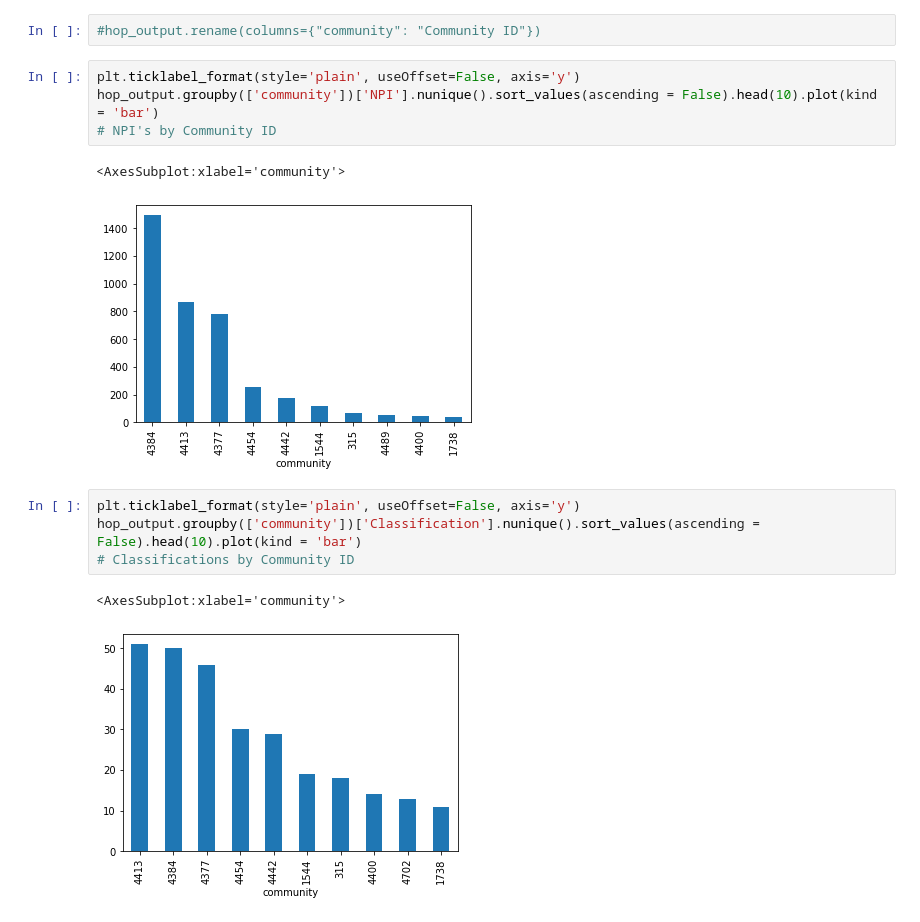
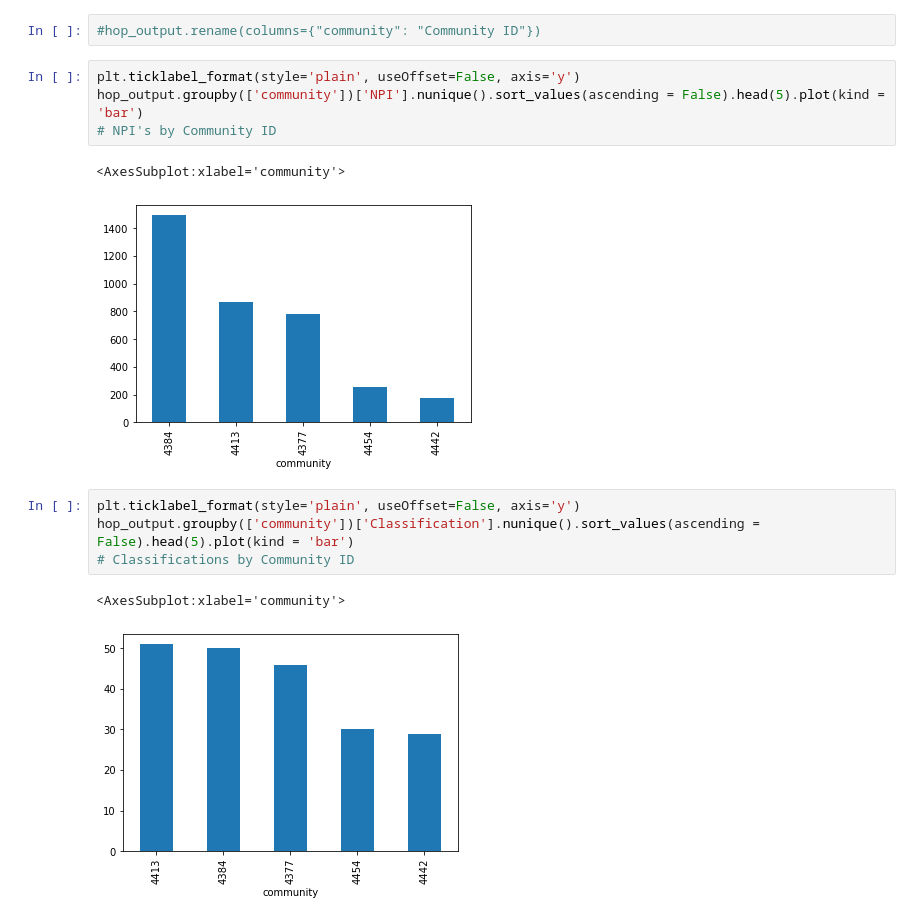
Before and after one commit to nss-data-science-cohort-6/hop_team-double-eagle-ii, a Jupyter notebook: hop_final.ipynb, the cells around one changed output. Cells and saved outputs as stored; diff of their text form.

```diff
--- a/hop_final.ipynb
+++ b/hop_final.ipynb
@@ -55,17 +55,17 @@ hop_output['Grouping'].nunique()
 #hop_output.rename(columns={"community": "Community ID"})
 # %%
 plt.ticklabel_format(style='plain', useOffset=False, axis='y')
-hop_output.groupby(['community'])['NPI'].nunique().sort_values(ascending = False).head(10).plot(kind = 'bar')
+hop_output.groupby(['community'])['NPI'].nunique().sort_values(ascending = False).head(5).plot(kind = 'bar')
 # NPI's by Community ID
 # %% [output]
 <AxesSubplot:xlabel='community'>
-[figure, old version]
+[figure, new version]
 # %%
 plt.ticklabel_format(style='plain', useOffset=False, axis='y')
-hop_output.groupby(['community'])['Classification'].nunique().sort_values(ascending = False).head(10).plot(kind = 'bar')
+hop_output.groupby(['community'])['Classification'].nunique().sort_values(ascending = False).head(5).plot(kind = 'bar')
 # Classifications by Community ID
 # %% [output]
 <AxesSubplot:xlabel='community'>
-[figure, old version]
+[figure, new version]
 # %%
 plt.ticklabel_format(style='plain', useOffset=False, axis='y')
```
Also changed, not shown: parts of 22 cells of this notebook.
